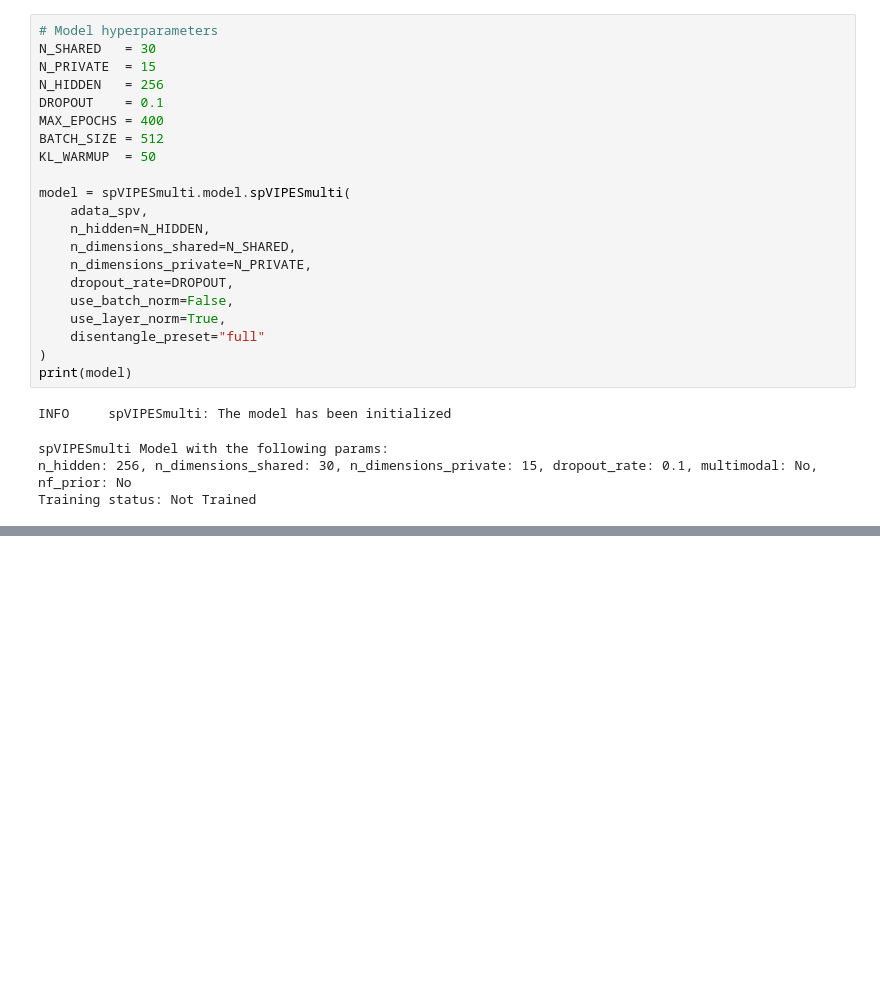
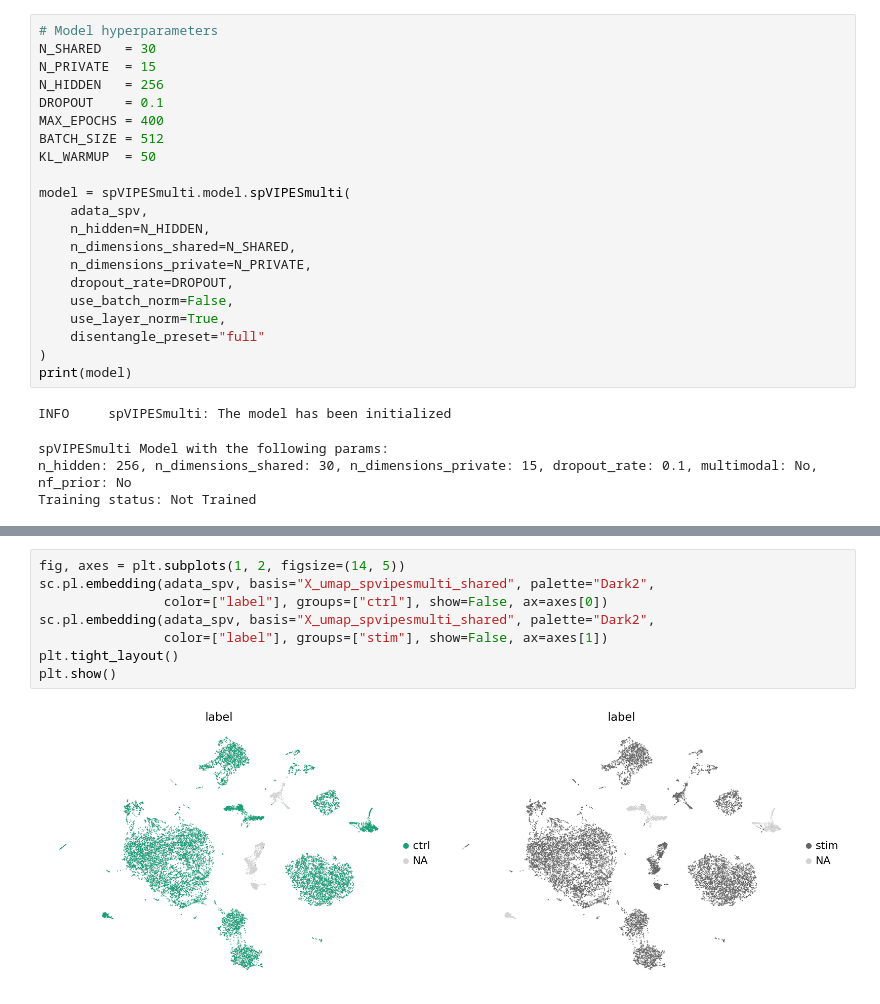
Before and after one commit to mdmanurung/spVIPESmulti, a Jupyter notebook: docs/notebooks/kang_ifn.ipynb, the cells around one changed output, grey strips where cells are left out. Cells and saved outputs as stored; diff of their text form; blank space fills up the shorter version.

```diff
--- a/docs/notebooks/kang_ifn.ipynb
+++ b/docs/notebooks/kang_ifn.ipynb
@@ -165,0 +214,10 @@ plt.show()
+# %%
+fig, axes = plt.subplots(1, 2, figsize=(14, 5))
+sc.pl.embedding(adata_spv, basis="X_umap_spvipesmulti_shared", palette="Dark2",
+                color=["label"], groups=["ctrl"], show=False, ax=axes[0])
+sc.pl.embedding(adata_spv, basis="X_umap_spvipesmulti_shared", palette="Dark2",
+                color=["label"], groups=["stim"], show=False, ax=axes[1])
+plt.tight_layout()
+plt.show()
+# %% [output]
+[figure, added]
```
Also changed, not shown: parts of 8 cells of this notebook, 1 other file.
